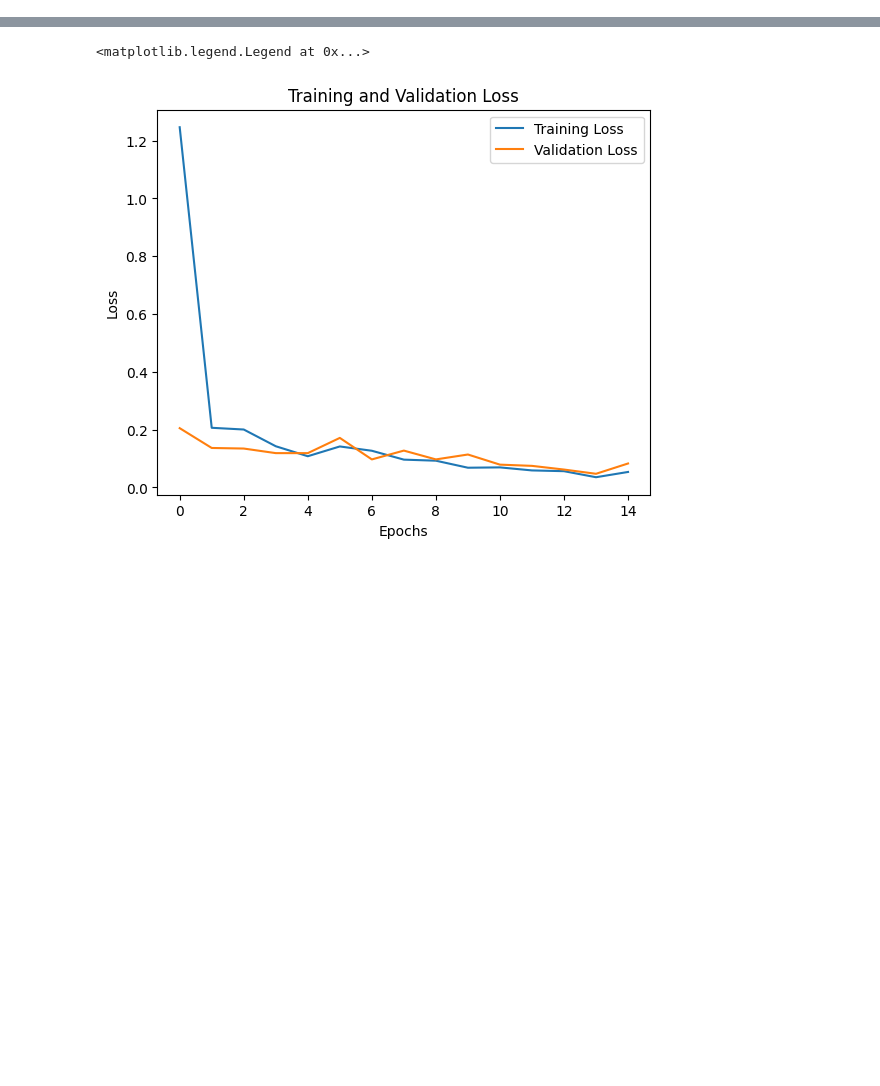
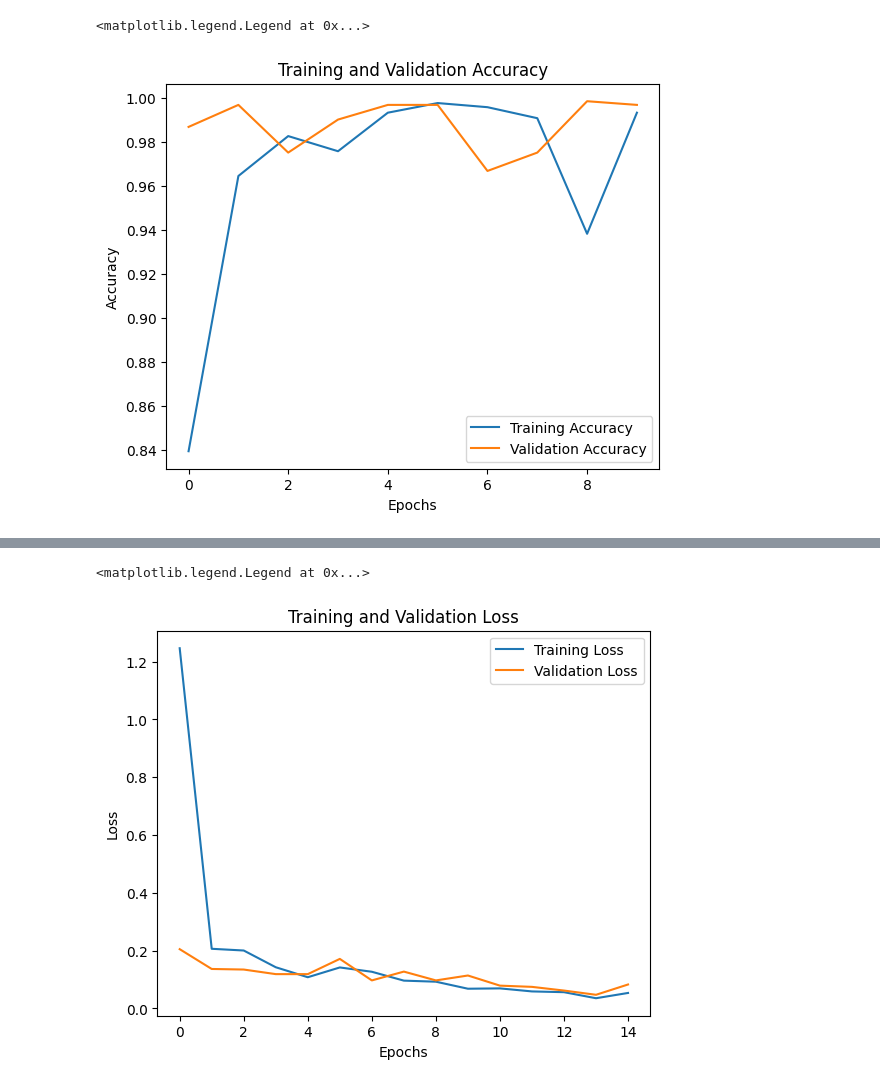
Before and after one commit to aneetajose/tldc, a Jupyter notebook: notebook/training.ipynb, the cells around one changed output, grey strips where cells are left out. Saved outputs shown, nothing was run; the diff lists cells and outputs as text; code cells hidden in the pictures; blank space fills up the shorter version.

```diff
--- a/notebook/training.ipynb
+++ b/notebook/training.ipynb
@@ -8,0 +50,18 @@ import matplotlib.pyplot as plt
+# %%
+# Define model architecture
+model = Sequential([
+    Conv2D(32, (3, 3), activation='relu', input_shape=(256, 256, 3)),
+    MaxPooling2D((2, 2)),
+    Conv2D(64, (3, 3), activation='relu'),
+    MaxPooling2D((2, 2)),
+    Flatten(),
+    Dense(128, activation='relu'),
+    Dense(2, activation='softmax')
+])
+
+# Compile the model
+model.compile(optimizer='adam',
+              loss='categorical_crossentropy',
+              metrics=['accuracy'])
+# %%
+hist1 = model.fit(train_generator, epochs=10, validation_data=validation_generator, steps_per_epoch=50)
@@ -8,0 +97,12 @@ import matplotlib.pyplot as plt
+# %%
+plt.figure(figsize=(14, 5))
+plt.subplot(1, 2, 1)
+plt.plot(hist1.history['accuracy'], label='Training Accuracy ')
+plt.plot(hist1.history['val_accuracy'], label='Validation Accuracy')
+plt.title('Training and Validation Accuracy')
+plt.xlabel('Epochs')
+plt.ylabel('Accuracy')
+plt.legend()
+# %% [output]
+<matplotlib.legend.Legend at 0x...>
+[figure, added]
```
Also changed, not shown: parts of 12 cells of this notebook, 2 other files.
